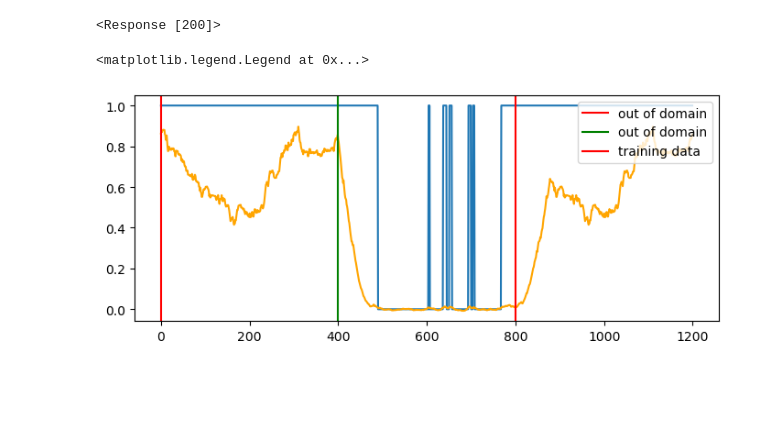
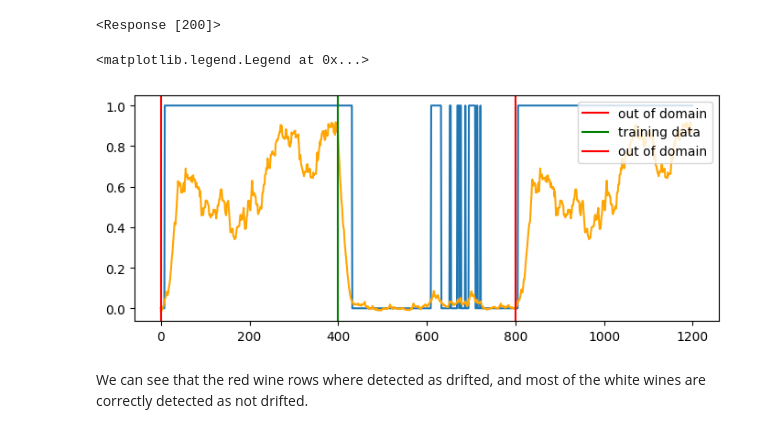
Before and after one commit to sign-ai/drifting, a Jupyter notebook: docs/code/tabular_drift.ipynb, the cells around one changed output. Cells and saved outputs as stored; diff of their text form; code cells hidden in the pictures; blank space fills up the shorter version.

```diff
--- a/docs/code/tabular_drift.ipynb
+++ b/docs/code/tabular_drift.ipynb
@@ -18,6 +18,7 @@ white = pd.read_csv(
 )
 white = white.drop(["quality"], axis=1)
 red = red.drop(["quality"], axis=1)
+white_test = white[400:800].astype(np.float64)
 white = white[:400].astype(np.float64)
 red = red[:400].astype(np.float64)
 # %%
@@ -26,7 +27,7 @@ from drifting import DriftingClient, DriftType
 client = DriftingClient()
 detector_name = "WineDriftDetector"
 # %%
-client.fit(white, drift_type=DriftType.TABULAR, detector_name=detector_name)
+client.fit(white, drift_type=DriftType.TABULAR, detector_name=detector_name, ert=400, window_size=40, n_bootstraps=7000)
 # %% [output]
 <Response [200]>
 # %%
@@ -34,7 +35,8 @@ client.load(detector_name=detector_name)
 # %% [output]
 <Response [200]>
 # %%
-red_white_red = pd.concat([red, white, red], axis=0)
+# Use white test to check if the detector didn't overfit
+red_white_red = pd.concat([red, white_test, red], axis=0)
 drifts, test_stats = [], []
 for i in range(len(red_white_red)):
     is_drift, test_stat = client.predict(red_white_red.iloc[[i], :], drift_type=DriftType.TABULAR, detector_name=detector_name)
@@ -46,16 +48,19 @@ for i in range(len(red_white_red)):
 # %%
 import matplotlib.pyplot as plt
 
 fig = plt.figure(figsize=(7,3), tight_layout=True)
 
 detections = np.zeros((len(red_white_red, )))
 detections[drifts] = 1
 plt.plot(detections)
 plt.plot(test_stats, 'orange')
 plt.axvline(0, color='red', label="out of domain")
-plt.axvline(400, color='green', label="out of domain")
-plt.axvline(800, color='red', label="training data")
+plt.axvline(400, color='green', label="training data")
+plt.axvline(800, color='red', label="out of domain")
 plt.legend(loc='upper right')
 # %% [output]
 <matplotlib.legend.Legend at 0x...>
-[figure, old version]
+[figure, new version]
+# %% [markdown]
+We can see that the red wine rows where detected as drifted, and most of the
+white wines are correctly detected as not drifted.
```
Also changed, not shown: 10 other files.
